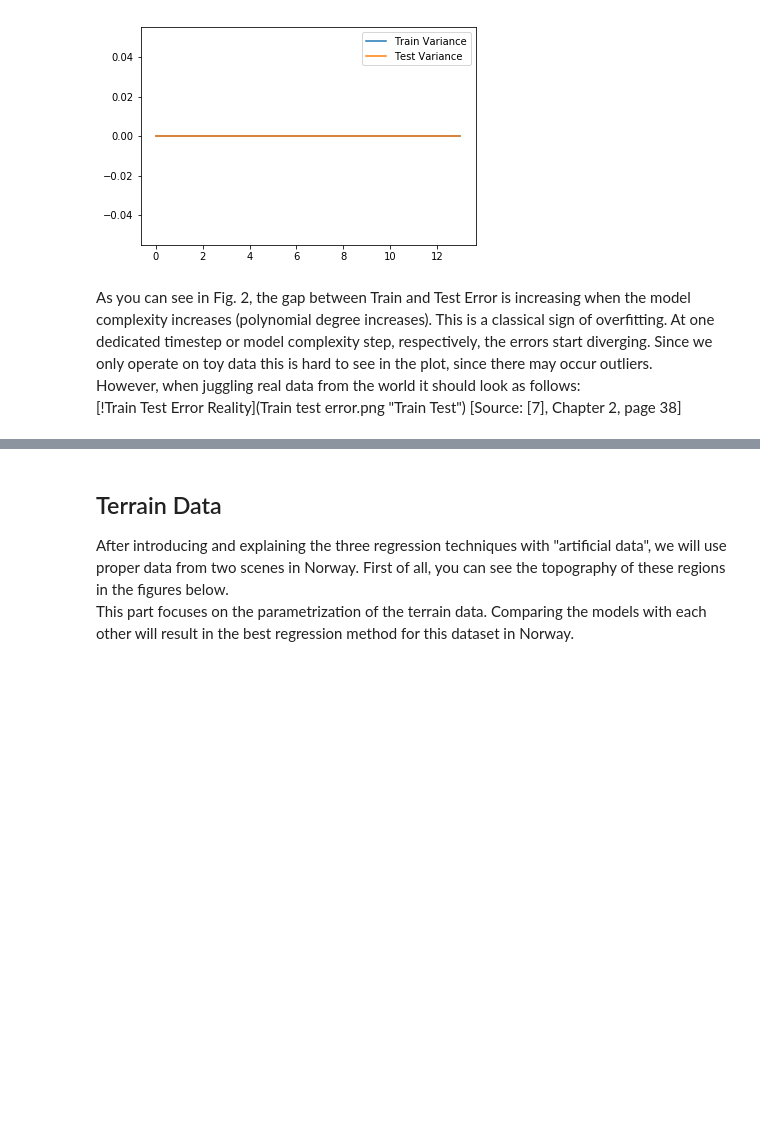
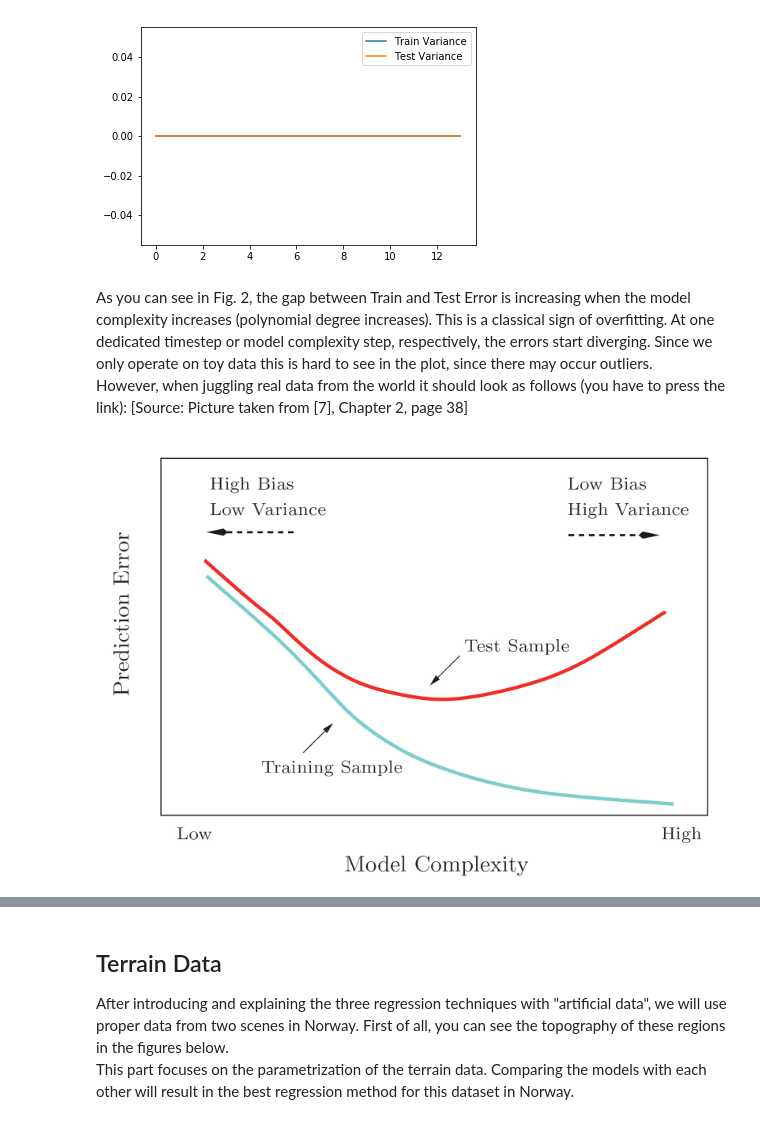
Before and after one commit to lenlehm/Credit_Card_Analysis, a Jupyter notebook: RegressionAnalysisAndResampling.ipynb, the cells around one changed output, grey strips where cells are left out. Cells and saved outputs as stored; diff of their text form; code cells hidden in the pictures; blank space fills up the shorter version.

```diff
--- a/RegressionAnalysisAndResampling.ipynb
+++ b/RegressionAnalysisAndResampling.ipynb
@@ -622,6 +622,9 @@ plt.legend()
 plt.show()
 # %% [markdown]
 As you can see in Fig. 2, the gap between Train and Test Error is increasing when the model complexity increases (polynomial degree increases). This is a classical sign of overfitting. At one dedicated timestep or model complexity step, respectively, the errors start diverging. Since we only operate on toy data this is hard to see in the plot, since there may occur outliers. <br />
-However, when juggling real data from the world it should look as follows: <br>
-[!Train Test Error Reality](Train test error.png "Train Test")
-[Source: [7], Chapter 2, page 38]
+However, when juggling real data from the world it should look as follows (you have to press the link): [Source: Picture taken from [7], Chapter 2, page 38] <br>
+# %%
+from IPython.display import Image
+Image(filename='Test_train_error.PNG')
+# %% [output]
+[figure, added]
```
Also changed, not shown: parts of 6 cells of this notebook, 1 other file.
